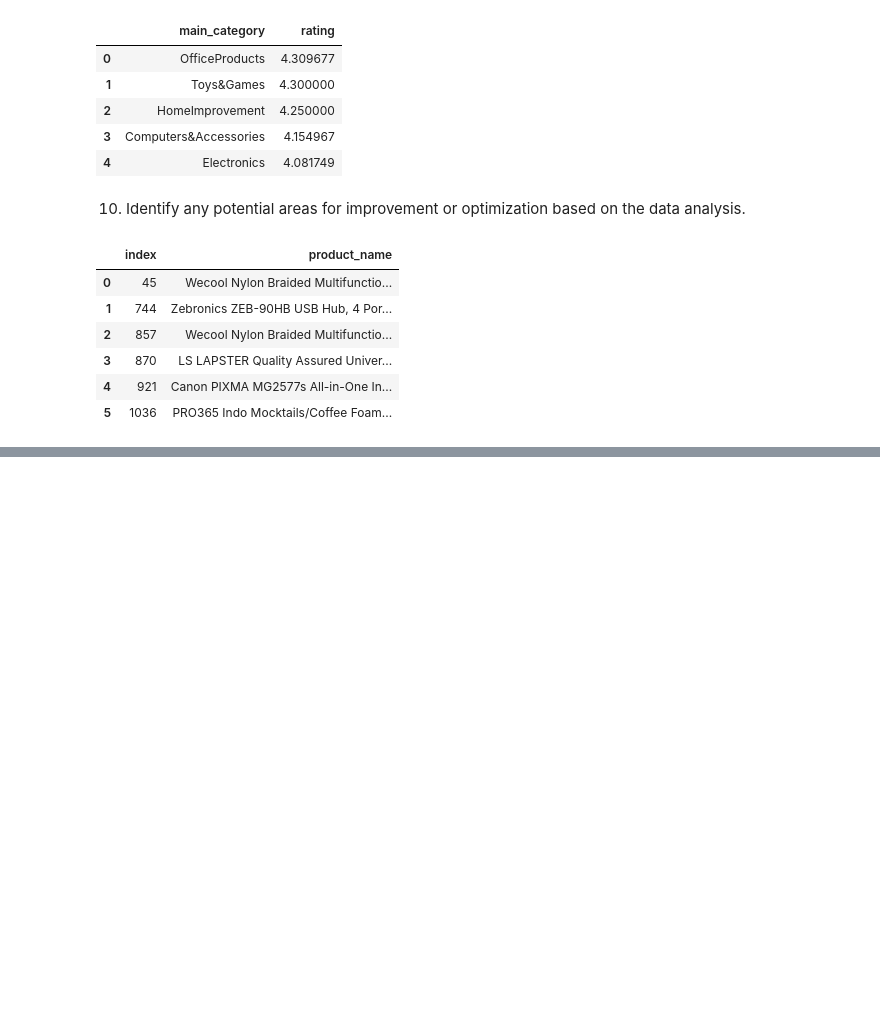
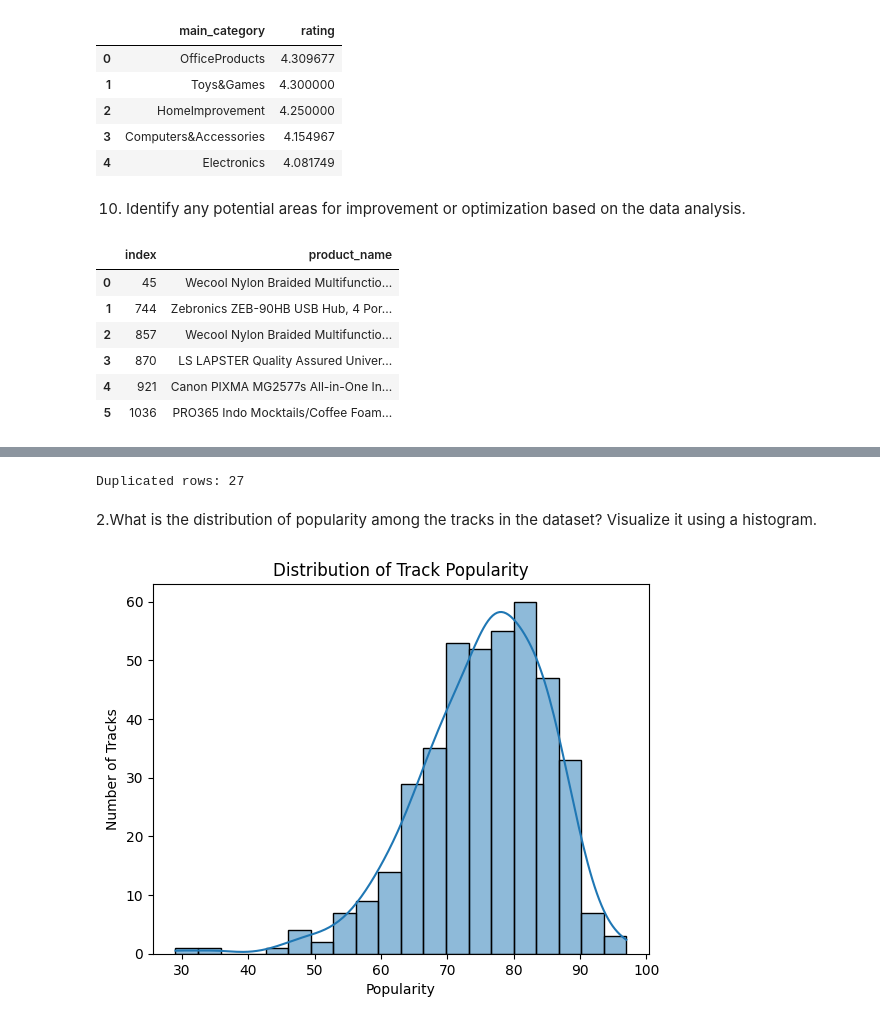
Before and after one commit to FutureDevPro/Assignment, a Jupyter notebook: 23_March_EDA_Assignment2.ipynb, the cells around one changed output, grey strips where cells are left out. Saved outputs shown, nothing was run; the diff lists cells and outputs as text; code cells hidden in the pictures; blank space fills up the shorter version.

```diff
--- a/23_March_EDA_Assignment2.ipynb
+++ b/23_March_EDA_Assignment2.ipynb
@@ -172,0 +180,3 @@ These are the six products which needs improvement so that they get higher ratin
+# %%
+df = pd.read_csv(r'C:\Users\udit2\Documents\GitHub\Assignment\Resources\spotify.csv')
+df.head(1)
@@ -172,0 +196,18 @@ These are the six products which needs improvement so that they get higher ratin
+# %%
+print("Duplicated rows:" , df.duplicated().sum())
+# %% [output]
+Duplicated rows: 27
+# %%
+df = df.dropna()
+# %%
+df = df.drop_duplicates()
+# %% [markdown]
+ 2.What is the distribution of popularity among the tracks in the dataset? Visualize it using a histogram.
+# %%
+sns.histplot(df['Popularity'],bins=20,kde=True)
+plt.title('Distribution of Track Popularity')
+plt.xlabel('Popularity')
+plt.ylabel('Number of Tracks')
+plt.show()
+# %% [output]
+[figure, added]
```
Also changed, not shown: parts of 28 cells of this notebook.
